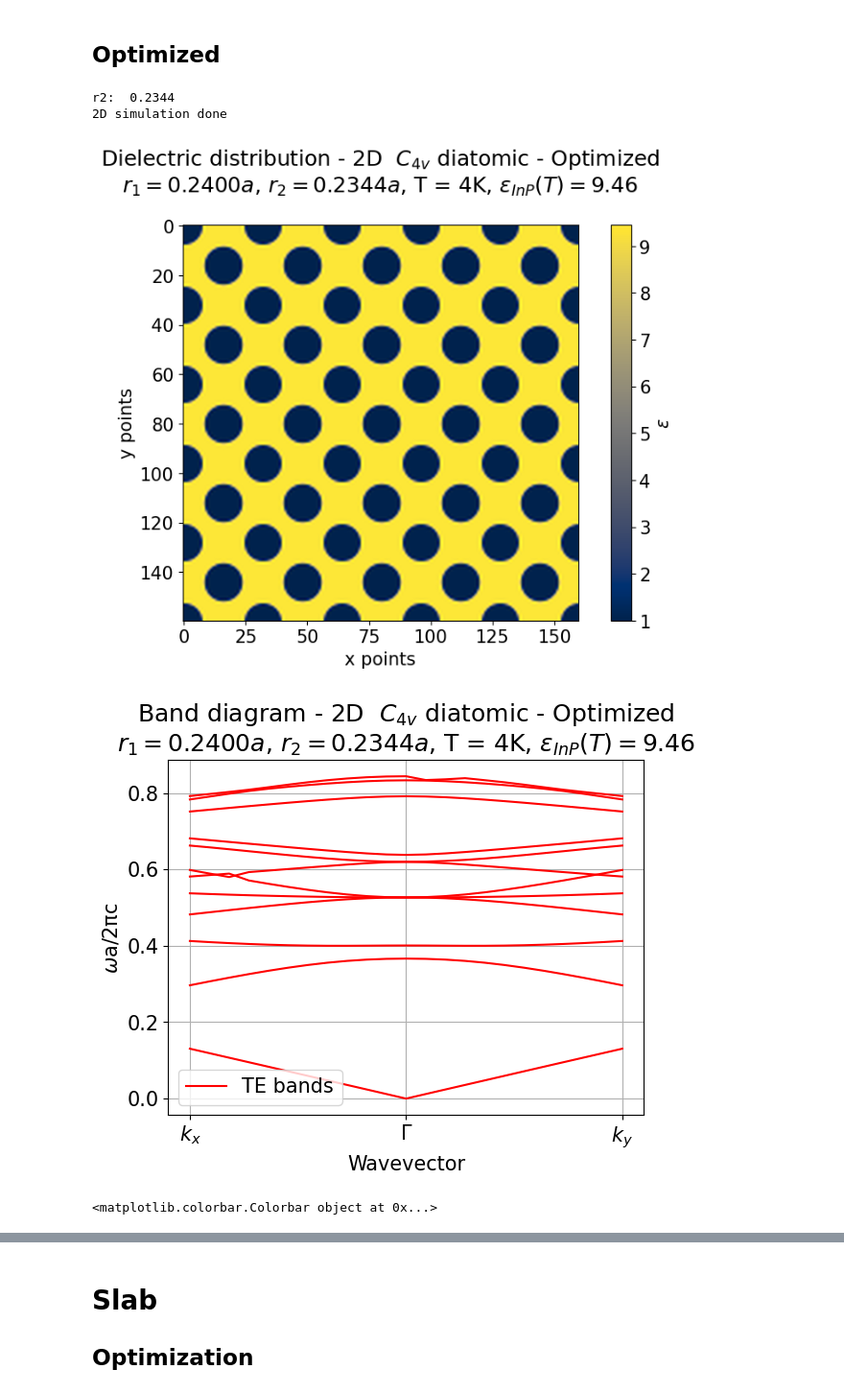
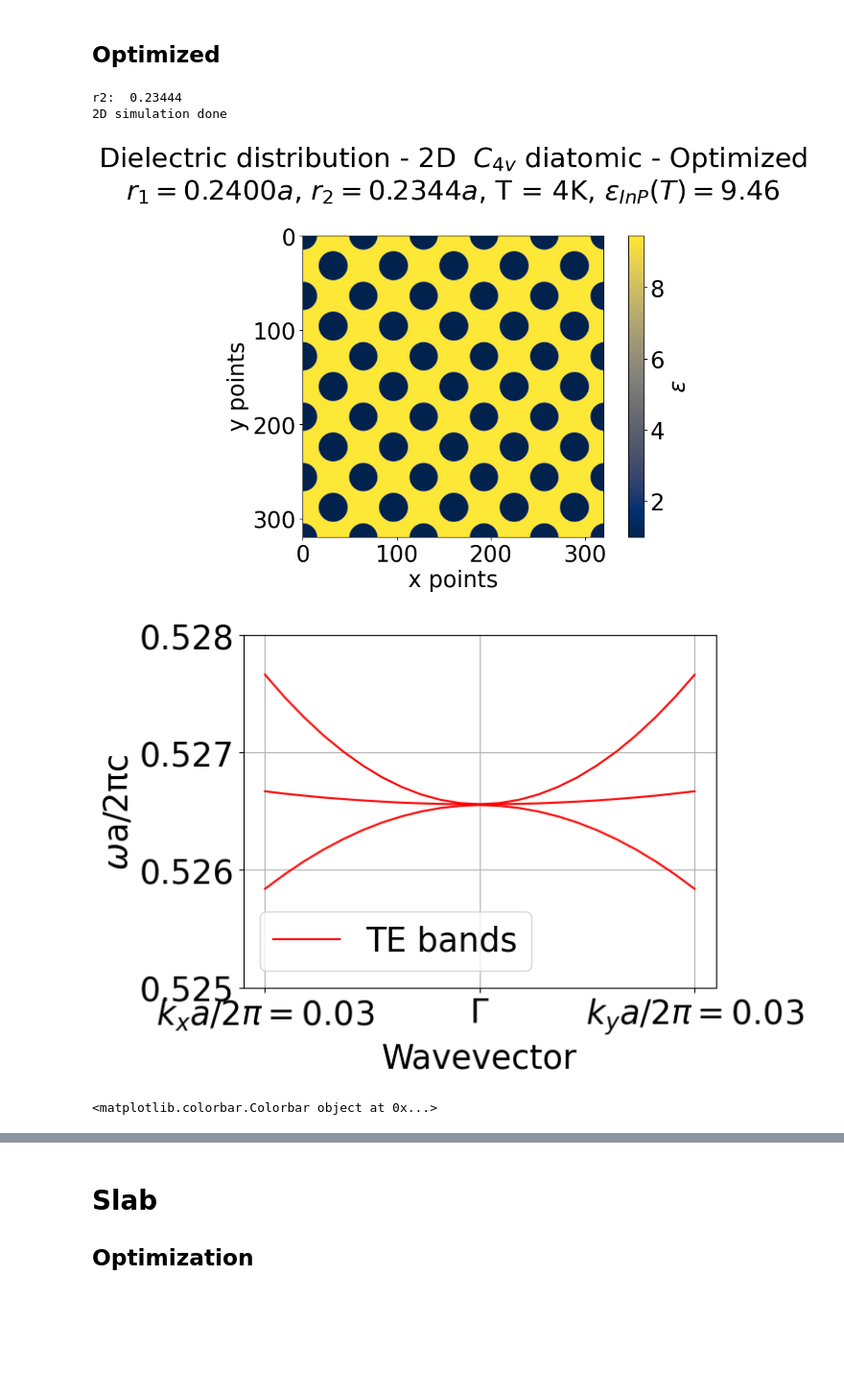
Before and after one commit to enricovallar/phc_nzi, a Jupyter notebook: notebooks/finals/final_c4v.ipynb, the cells around one changed output, grey strips where cells are left out. Shown at 96% size. Cells and saved outputs as stored; diff of their text form; code cells hidden in the pictures; blank space fills up the shorter version.

```diff
--- a/notebooks/finals/final_c4v.ipynb
+++ b/notebooks/finals/final_c4v.ipynb
@@ -48,7 +48,8 @@ lattice_2D = SquareLattice()
 lattice_slab = SquareLattice(supercell_height= 4)
 
 k_points = lattice_2D.get_high_symmetry_k_points(centered_in_gamma=True)
-k_points_around_gamma = lattice_2D.get_k_points_around_gamma(distance = 0.3)
+distance = 0.03
+k_points_around_gamma = lattice_2D.get_k_points_around_gamma(distance = distance)
 print(k_points)
 
 
@@ -72,7 +73,7 @@ configuration_options_2D = dict(
 )
 
 configuration_options_2D_optimized = dict(
-    resolution = 32,
+    resolution = 64,
     num_bands=12,
     k_points=k_points_around_gamma["k_points_values"],
     k_points_interpolation_factor = 10,
@@ -336,8 +337,9 @@ c0 = 299792458
 ## Optimized
 # %%
 r1 = 0.24
-r2 = 0.2344
+r2 = 0.23444
 print("r2: ", r2)
+plt.rcParams["font.size"] = 25
 
 
 simulation_2D_optimized.run_hpc(mpb_command_line_params=dict(r1 = r1, r2 = r2), mpi = True)
@@ -352,34 +354,39 @@ data_line = f"$r_1={r1:.4f}a$, $r_2={r2:.4f}a$, T = {T}K, $\epsilon_{{InP}}(T)={
 plt.title("Dielectric distribution - 2D  $C_{4v}$ diatomic - Optimized\n" + data_line+"\n")
 viewer_2D.show()
 
 viewer_2D.plot_band_diagram("te", k_points_path=k_points_around_gamma, color = "red")
 #viewer_2D.plot_band_diagram("tm", k_points_path=k_points, color = "blue")
 plt.ylabel("$\omega$a/2πc")
 plt.title("Band diagram - 2D  $C_{4v}$ diatomic - Optimized\n" + data_line)
+plt.ylim(0.525, 0.528)
+
+ax = plt.gca()
+ax.set_xticklabels([f"$k_xa/2\pi={distance}$", "$\Gamma$", f"$k_ya/2\pi={distance}$"])
+plt.title("")
 viewer_2D.show()
 
 plt.figure()
 c= viewer_2D.plot_field_2d(12, 6, "h", "z", "te", False, np.real)
 print(c)
 plt.title("Magnetic Field Distribution - 2D  $C_{4v}$ diatomic - Optimized \n" + data_line + " - Band 6"+"\n")
 c.set_label("$|H_{z}|$ (a.u.)")
 plt.show()
 
 plt.figure()
 c=viewer_2D.plot_field_2d(12, 5, "h", "z", "te", False, np.real)
 plt.title("Magnetic Field Distribution - 2D  $C_{4v}$ diatomic - Optimized \n" + data_line + " - Band 5"+"\n")
 c.set_label("$|H_{z}|$ (a.u.)")
 plt.show()
 
 
 plt.figure()
 c=viewer_2D.plot_field_2d(12, 4, "h", "z", "te", False, np.real)
 plt.title("Magnetic Field Distribution - 2D  $C_{4v}$ diatomic - Optimized \n" + data_line + " - Band 4"+"\n")
 c.set_label("$|H_{z}|$ (a.u.)")
 plt.show()
 # %% [output]
-r2:  0.2344
+r2:  0.23444
 2D simulation done
-[figure, old version]
+[figure, new version]
-[figure, old version]
+[figure, new version]
 <matplotlib.colorbar.Colorbar object at 0x...>
```
Also changed, not shown: parts of 9 cells of this notebook, 19 other files.
